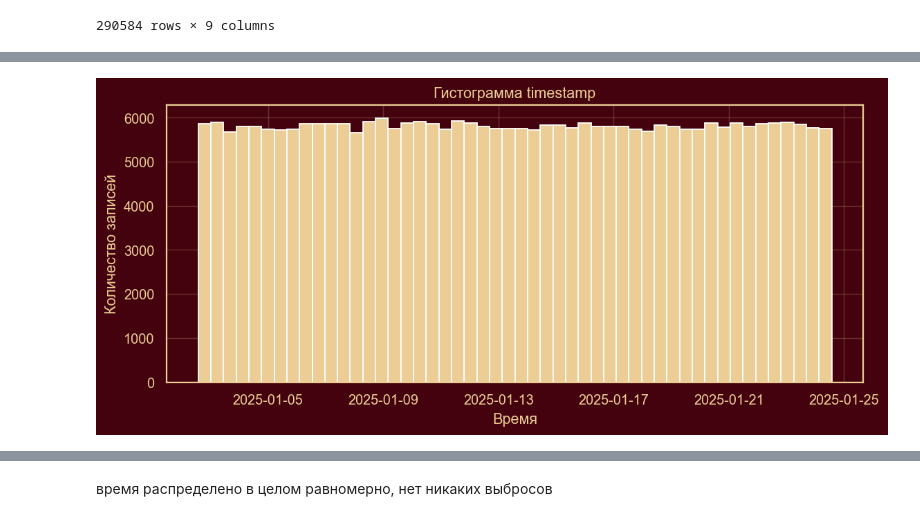
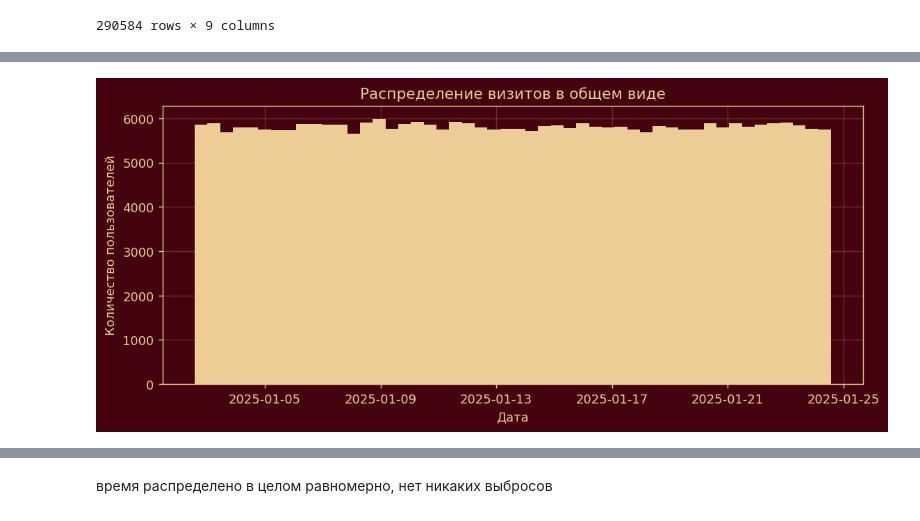
Before and after one commit to krutoichelik/gp3, a Jupyter notebook: part1/fullPart1.ipynb, the cells around one changed output, grey strips where cells are left out. Saved outputs shown, nothing was run; the diff lists cells and outputs as text; code cells hidden in the pictures.

```diff
--- a/part1/fullPart1.ipynb
+++ b/part1/fullPart1.ipynb
@@ -455,12 +398,12 @@ Name: timestamp, dtype: object
 # %%
 plt.figure(figsize=(10,4))
 df["timestamp"].hist(bins=50)
-plt.xlabel("Время")
-plt.ylabel("Количество записей")
-plt.title("Гистограмма timestamp")
+plt.xlabel("Дата")
+plt.ylabel("Количество пользователей")
+plt.title("Распределение визитов в общем виде")
 plt.show()
 # %% [output]
-[figure, old version]
+[figure, new version]
 # %%
 date_counts = df["date"].value_counts().sort_index()
 
```
Also changed, not shown: parts of 39 cells of this notebook, 2 other files.
